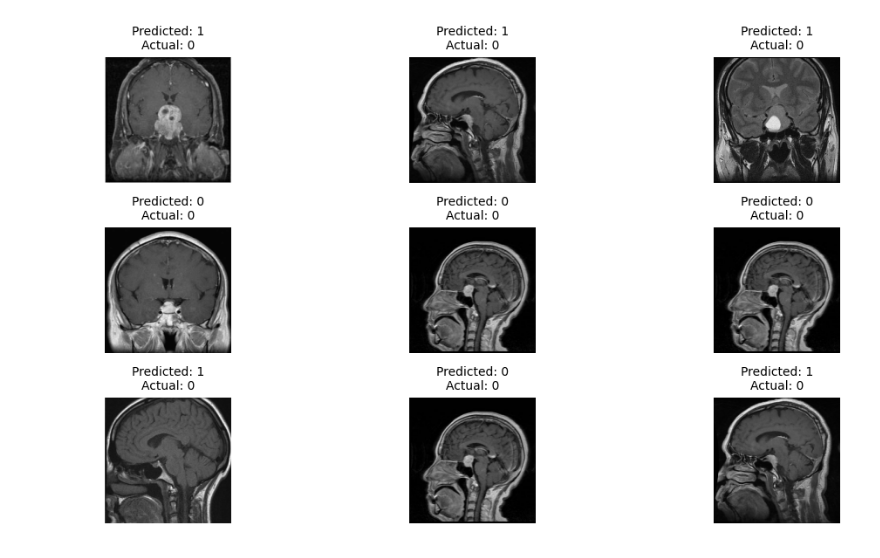
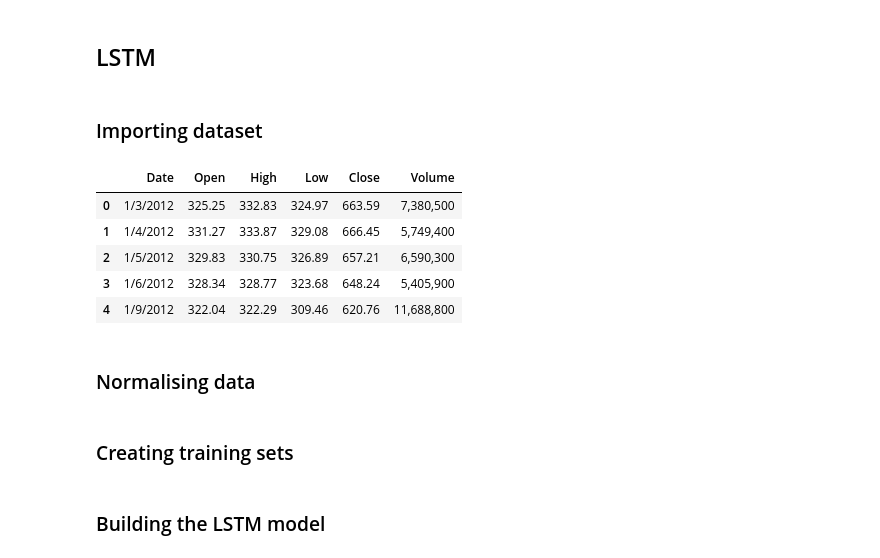
Before and after one commit to Deyonrose/labexercises, a Jupyter notebook: 2348513_Lab9.ipynb, the cells around one changed output. Saved outputs shown, nothing was run; the diff lists cells and outputs as text; code cells hidden in the pictures.

```diff
--- a/2348513_Lab9.ipynb
+++ b/2348513_Lab9.ipynb
@@ -262,29 +3,18 @@ plt.show()
-# %%
-test_path= '/content/drive/MyDrive/archive/Testing'
-X_test = []
-Y_test = []
-tclasses = {'pituitary_tumor': 0, 'no_tumor': 1}
-for cls in tclasses:
-    tpth = os.path.join(test_path, cls)
-    for j in os.listdir(tpth):
-        img = cv2.imread(os.path.join(tpth, j), cv2.IMREAD_GRAYSCALE)
-        img = cv2.resize(img, (200, 200))
-        X_test.append(img)
-        Y_test.append(tclasses[cls])
-
-X_test = np.array(X_test)
-Y_test = np.array(Y_test)
-X_test_flat = X_test.reshape(X_test.shape[0], -1)
-X_test_pca = pca.transform(X_test_flat)
-Y_pred_test = best_svm.predict(X_test_pca)
-
-plt.figure(figsize=(12, 6))
-for i in range(9):
-    plt.subplot(3, 3, i + 1)
-    plt.imshow(X_test[i], cmap='gray')
-    plt.title(f'Predicted: {Y_pred_test[i]}\nActual: {Y_test[i]}', fontsize=10)
-    plt.axis('off')
-plt.tight_layout()
-plt.show()
-# %% [output]
-[figure, removed]
+# %% [markdown]
+## LSTM
+# %% [markdown]
+### Importing dataset
+# %%
+import pandas as pd
+dataset_train = pd.read_csv('/Users/deyonrose/Desktop/RNN/Google_Stock_Price_Train.csv')
+dataset_test = pd.read_csv('/Users/deyonrose/Desktop/RNN/Google_Stock_Price_Test.csv')
+dataset_train.head()
+# %% [output]
+|  | Date | Open | High | Low | Close | Volume |
+| 0 | 1/3/2012 | 325.25 | 332.83 | 324.97 | 663.59 | 7,380,500 |
+| 1 | 1/4/2012 | 331.27 | 333.87 | 329.08 | 666.45 | 5,749,400 |
+| 2 | 1/5/2012 | 329.83 | 330.75 | 326.89 | 657.21 | 6,590,300 |
+| 3 | 1/6/2012 | 328.34 | 328.77 | 323.68 | 648.24 | 5,405,900 |
+| 4 | 1/9/2012 | 322.04 | 322.29 | 309.46 | 620.76 | 11,688,800 |
+# %% [markdown]
+### Normalising data
@@ -290,0 +26,2 @@ plt.show()
+# %% [markdown]
+### Creating training sets
@@ -290,0 +37,2 @@ plt.show()
+# %% [markdown]
+### Building the LSTM model
```
Also changed, not shown: parts of 24 cells of this notebook.
